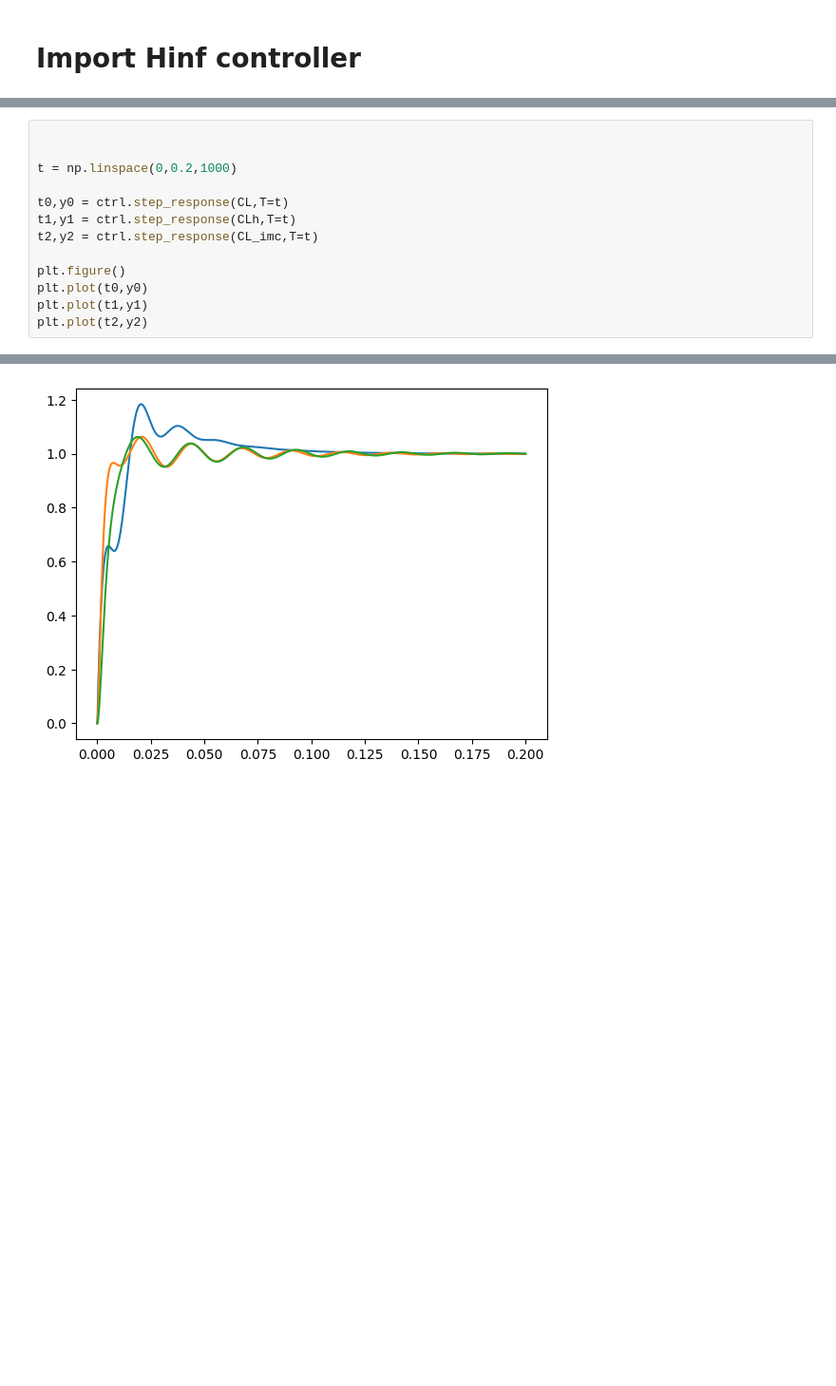
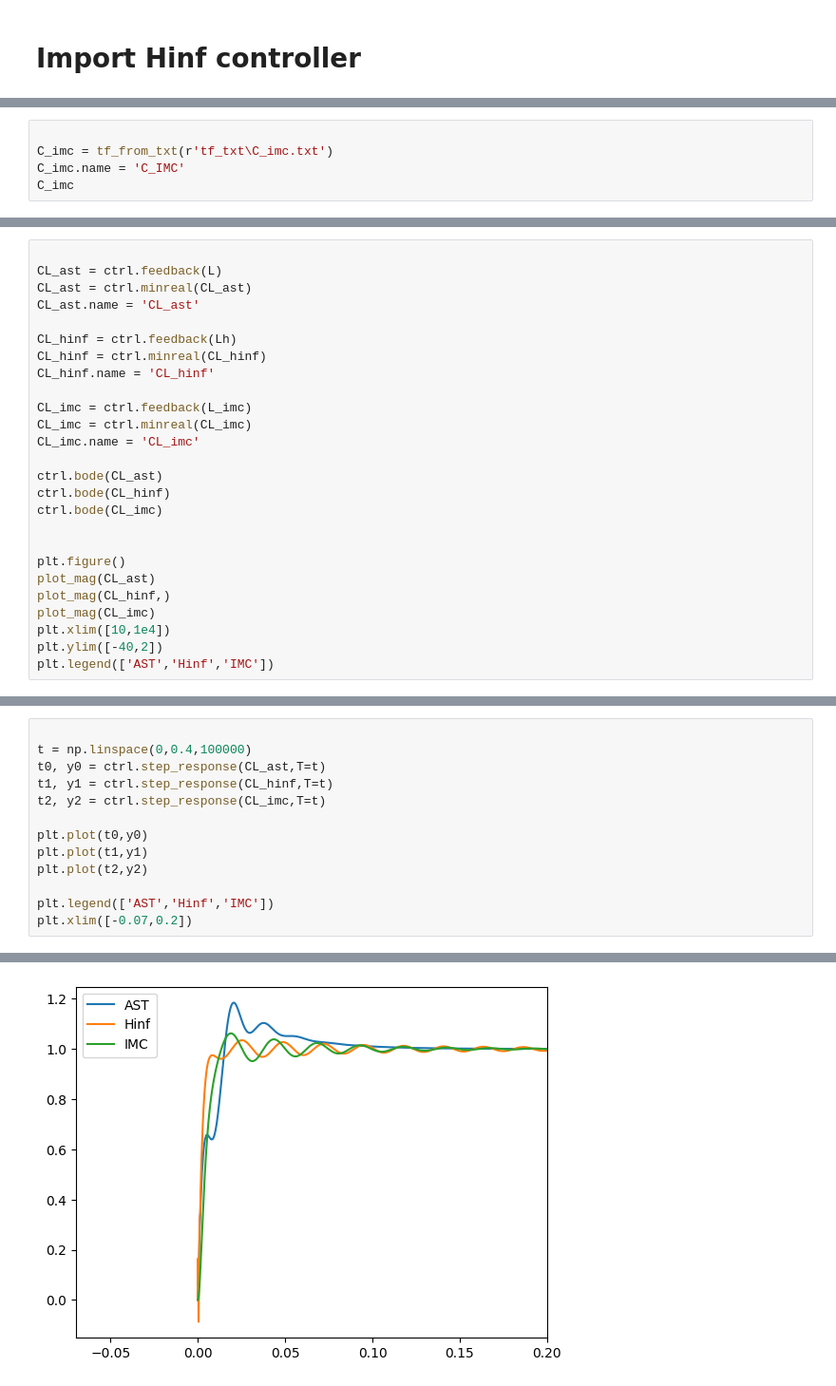
Before and after one commit to eliasrhoden/Sinumerik-Ctrl, a Jupyter notebook: ctrl_compare.ipynb, the cells around one changed output, grey strips where cells are left out. Shown: that part at 95% size. Cells and saved outputs as stored; diff of their text form; blank space fills up the shorter version.

```diff
--- a/ctrl_compare.ipynb
+++ b/ctrl_compare.ipynb
@@ -442,0 +100,5 @@ plot_mag(T_imc)
+# %%
+
+C_imc = tf_from_txt(r'tf_txt\C_imc.txt')
+C_imc.name = 'C_IMC'
+C_imc
@@ -442,0 +235,26 @@ plot_mag(T_imc)
+# %%
+
+CL_ast = ctrl.feedback(L)
+CL_ast = ctrl.minreal(CL_ast)
+CL_ast.name = 'CL_ast'
+
+CL_hinf = ctrl.feedback(Lh)
+CL_hinf = ctrl.minreal(CL_hinf)
+CL_hinf.name = 'CL_hinf'
+
+CL_imc = ctrl.feedback(L_imc)
+CL_imc = ctrl.minreal(CL_imc)
+CL_imc.name = 'CL_imc'
+
+ctrl.bode(CL_ast)
+ctrl.bode(CL_hinf)
+ctrl.bode(CL_imc)
+
+
+plt.figure()
+plot_mag(CL_ast)
+plot_mag(CL_hinf,)
+plot_mag(CL_imc)
+plt.xlim([10,1e4])
+plt.ylim([-40,2])
+plt.legend(['AST','Hinf','IMC'])
@@ -443,14 +268,14 @@ plot_mag(T_imc)
 # %%
 
+t = np.linspace(0,0.4,100000)
+t0, y0 = ctrl.step_response(CL_ast,T=t)
+t1, y1 = ctrl.step_response(CL_hinf,T=t)
+t2, y2 = ctrl.step_response(CL_imc,T=t)
 
-t = np.linspace(0,0.2,1000)
-
-t0,y0 = ctrl.step_response(CL,T=t)
-t1,y1 = ctrl.step_response(CLh,T=t)
-t2,y2 = ctrl.step_response(CL_imc,T=t)
-
-plt.figure()
 plt.plot(t0,y0)
 plt.plot(t1,y1)
 plt.plot(t2,y2)
+
+plt.legend(['AST','Hinf','IMC'])
+plt.xlim([-0.07,0.2])
 # %% [output]
@@ -458 +283 @@ plt.plot(t2,y2)
-[figure, old version]
+[figure, new version]
```
Also changed, not shown: parts of 31 cells of this notebook, 7 other files.
